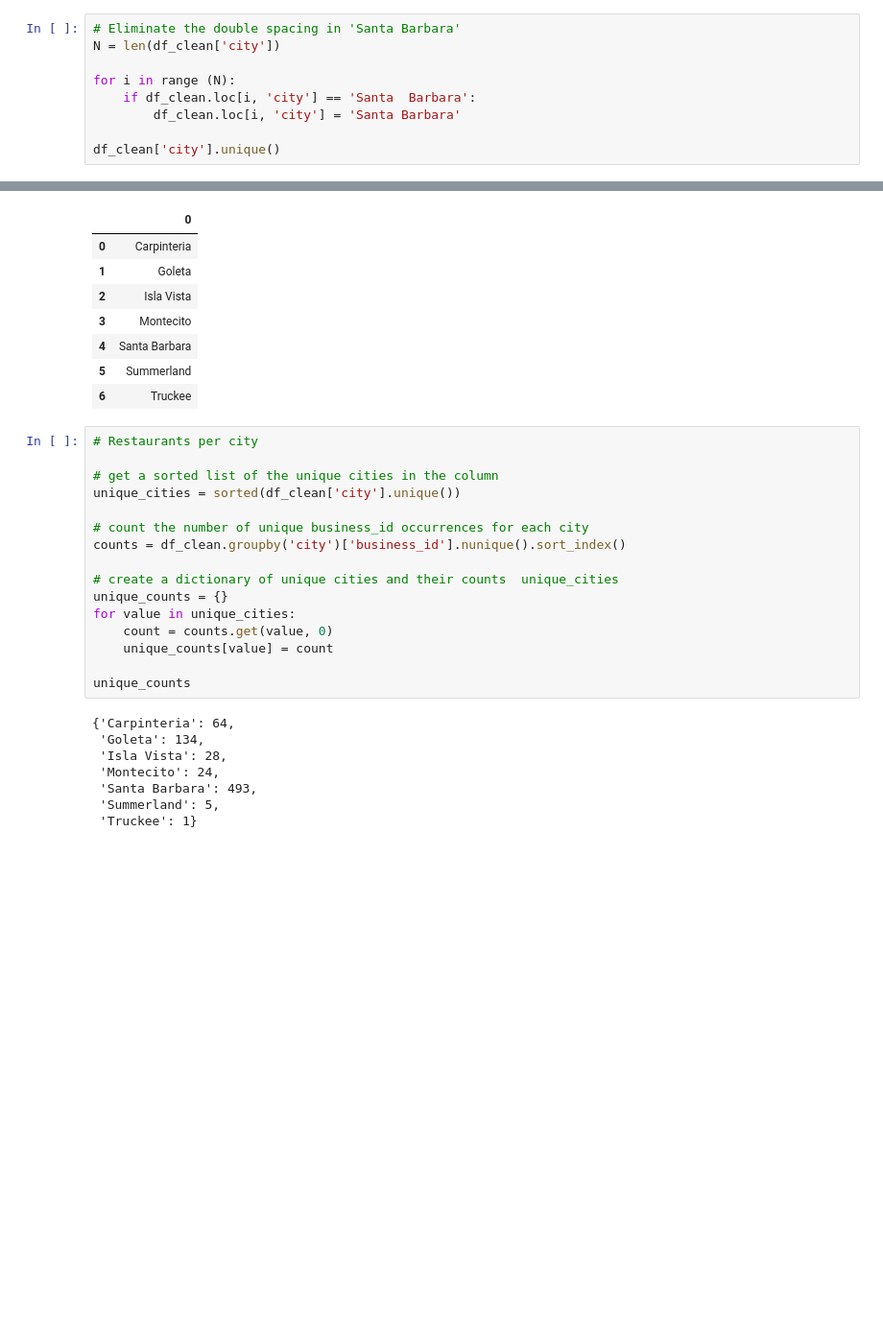
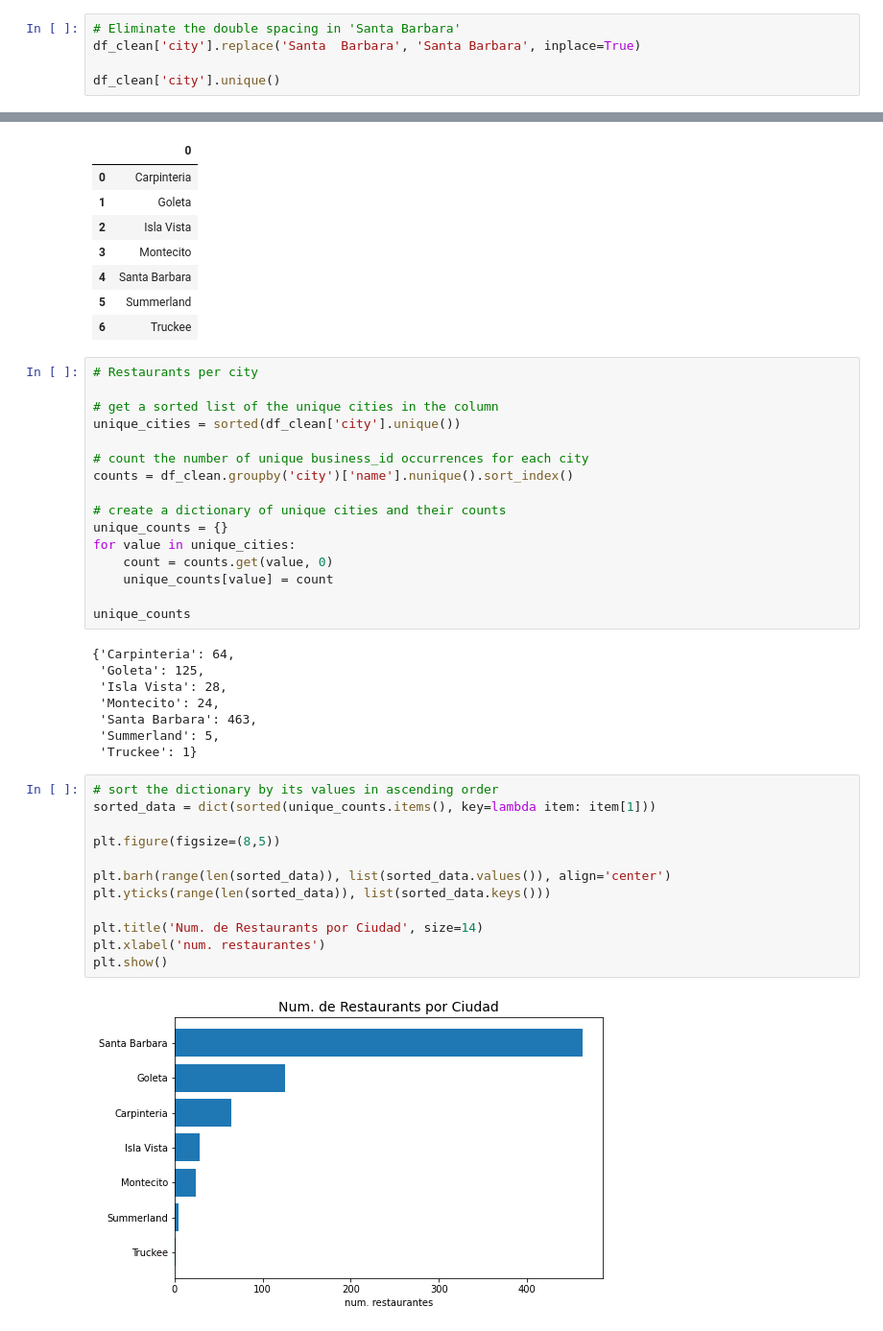
Before and after one commit to ivnlee/proyecto-portafolio, a Jupyter notebook: notebooks/initial_analysis.ipynb, the cells around one changed output, grey strips where cells are left out. Shown at 96% size. Saved outputs shown, nothing was run; the diff lists cells and outputs as text; blank space fills up the shorter version.

```diff
--- a/notebooks/initial_analysis.ipynb
+++ b/notebooks/initial_analysis.ipynb
@@ -208,11 +208,7 @@ Ciudades donde se ubican los restaurantes:
 Observamos que existen registros de la ciudad **'Santa Barbara'** con doble espacio entre palabras. Procedemos a corregir:
 # %%
 # Eliminate the double spacing in 'Santa Barbara'
-N = len(df_clean['city'])
-
-for i in range (N):
-    if df_clean.loc[i, 'city'] == 'Santa  Barbara':
-        df_clean.loc[i, 'city'] = 'Santa Barbara'
+df_clean['city'].replace('Santa  Barbara', 'Santa Barbara', inplace=True)
 
 df_clean['city'].unique()
 # %% [output]
@@ -238,9 +234,9 @@ Ciudades donde se ubican los restaurantes:
 unique_cities = sorted(df_clean['city'].unique())
 
 # count the number of unique business_id occurrences for each city
-counts = df_clean.groupby('city')['business_id'].nunique().sort_index()
+counts = df_clean.groupby('city')['name'].nunique().sort_index()
 
-# create a dictionary of unique cities and their counts  unique_cities
+# create a dictionary of unique cities and their counts
 unique_counts = {}
 for value in unique_cities:
     count = counts.get(value, 0)
@@ -249,9 +245,23 @@ for value in unique_cities:
 unique_counts
 # %% [output]
 {'Carpinteria': 64,
- 'Goleta': 134,
+ 'Goleta': 125,
  'Isla Vista': 28,
  'Montecito': 24,
- 'Santa Barbara': 493,
+ 'Santa Barbara': 463,
  'Summerland': 5,
  'Truckee': 1}
+# %%
+# sort the dictionary by its values in ascending order
+sorted_data = dict(sorted(unique_counts.items(), key=lambda item: item[1]))
+
+plt.figure(figsize=(8,5))
+
+plt.barh(range(len(sorted_data)), list(sorted_data.values()), align='center')
+plt.yticks(range(len(sorted_data)), list(sorted_data.keys()))
+
+plt.title('Num. de Restaurants por Ciudad', size=14)
+plt.xlabel('num. restaurantes')
+plt.show()
+# %% [output]
+[figure, added]
```
Also changed, not shown: parts of 8 cells of this notebook.
